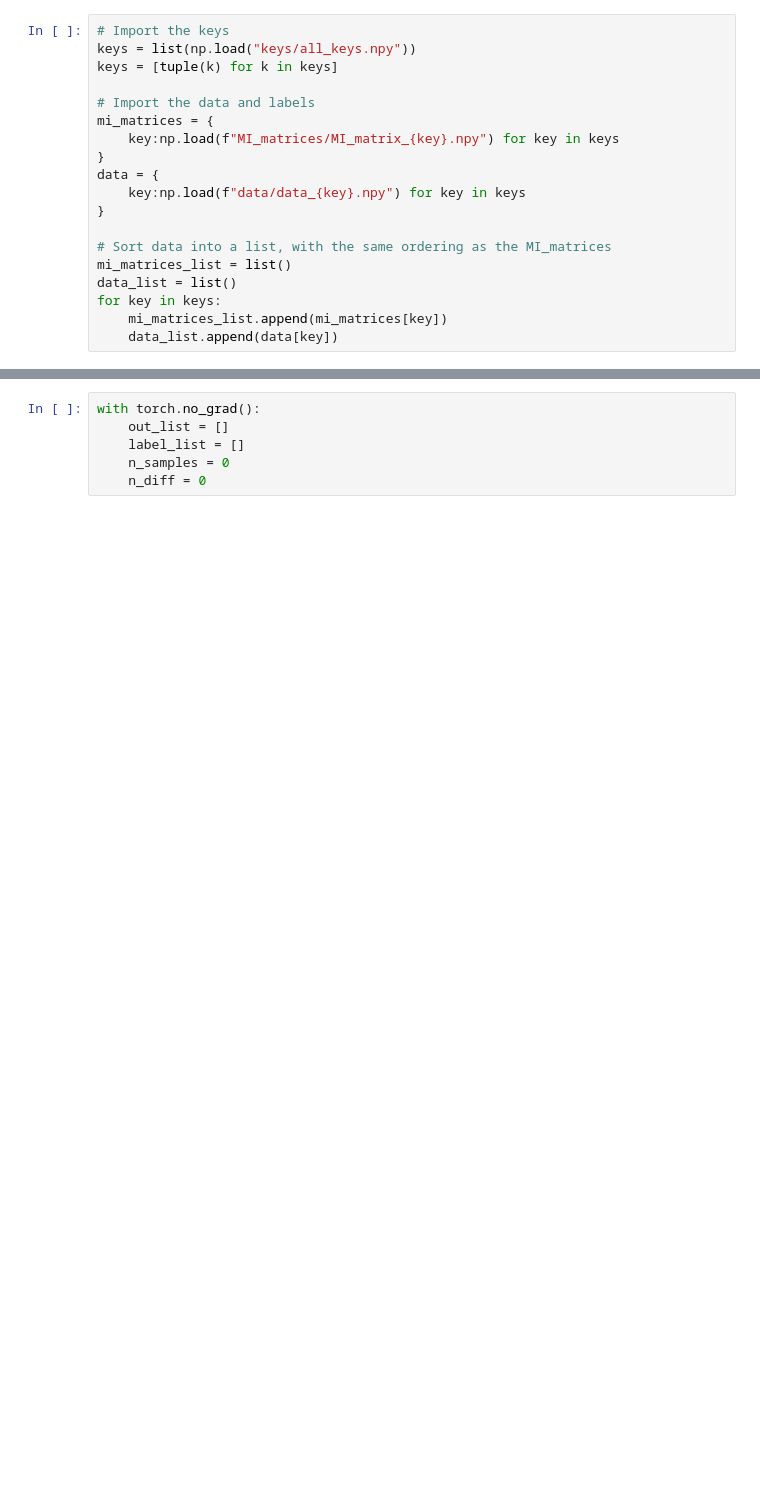
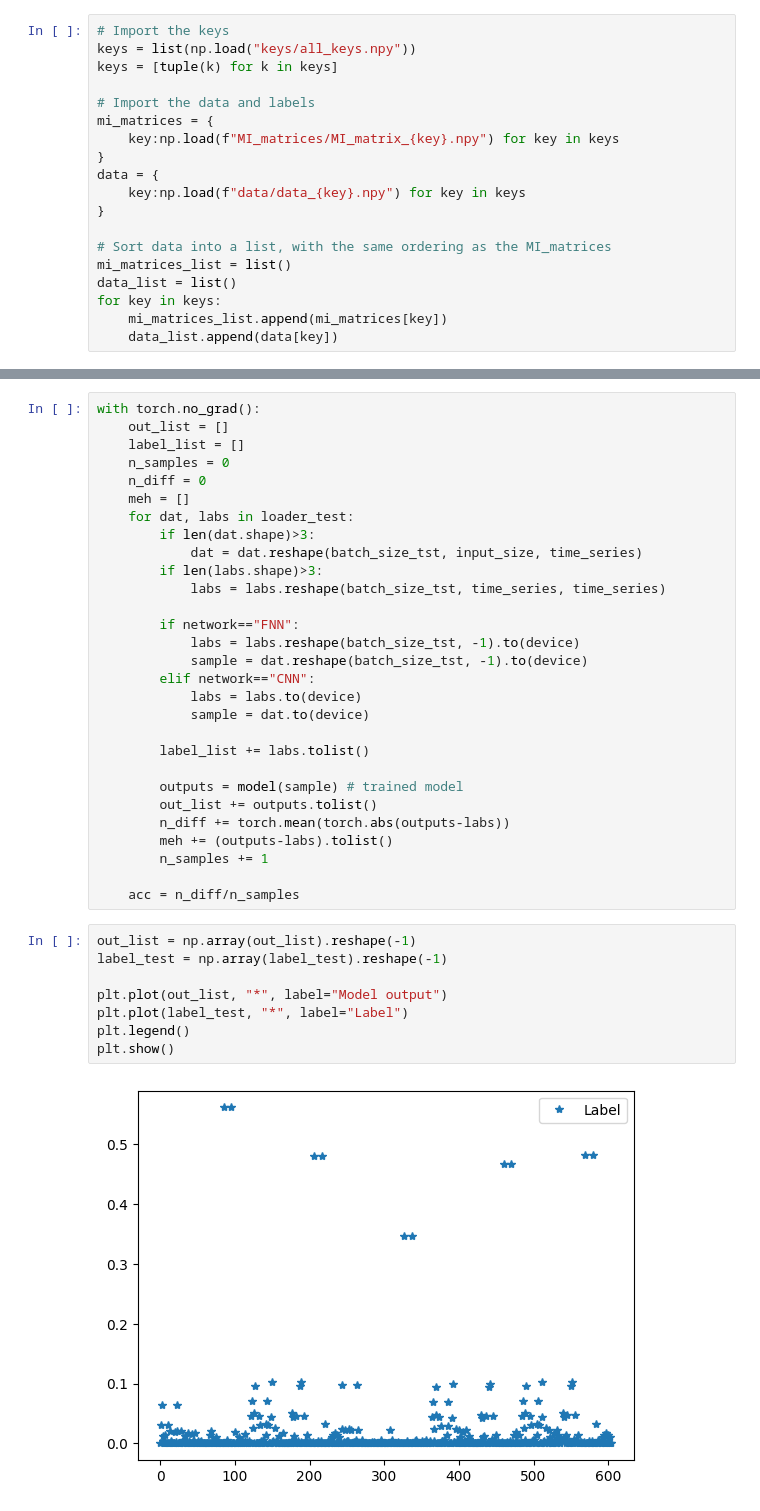
Before and after one commit to ahll19/P7, a Jupyter notebook: jakob_mix/AR_ML/ML.ipynb, the cells around one changed output, grey strips where cells are left out. Cells and saved outputs as stored; diff of their text form; blank space fills up the shorter version.

```diff
--- a/jakob_mix/AR_ML/ML.ipynb
+++ b/jakob_mix/AR_ML/ML.ipynb
@@ -126,6 +181,39 @@ plt.show()
-# %%
-with torch.no_grad():
-    out_list = []
-    label_list = []
-    n_samples = 0
-    n_diff = 0
+# %%
+with torch.no_grad():
+    out_list = []
+    label_list = []
+    n_samples = 0
+    n_diff = 0
+    meh = []
+    for dat, labs in loader_test:
+        if len(dat.shape)>3:
+            dat = dat.reshape(batch_size_tst, input_size, time_series)
+        if len(labs.shape)>3:
+            labs = labs.reshape(batch_size_tst, time_series, time_series)
+
+        if network=="FNN":
+            labs = labs.reshape(batch_size_tst, -1).to(device)
+            sample = dat.reshape(batch_size_tst, -1).to(device)
+        elif network=="CNN":
+            labs = labs.to(device)
+            sample = dat.to(device)
+
+        label_list += labs.tolist()
+
+        outputs = model(sample) # trained model
+        out_list += outputs.tolist()
+        n_diff += torch.mean(torch.abs(outputs-labs))
+        meh += (outputs-labs).tolist()
+        n_samples += 1
+
+    acc = n_diff/n_samples
+# %%
+out_list = np.array(out_list).reshape(-1)
+label_test = np.array(label_test).reshape(-1)
+
+plt.plot(out_list, "*", label="Model output")
+plt.plot(label_test, "*", label="Label")
+plt.legend()
+plt.show()
+# %% [output]
+[figure, added]
```
Also changed, not shown: parts of 7 cells of this notebook, 5 other files.
